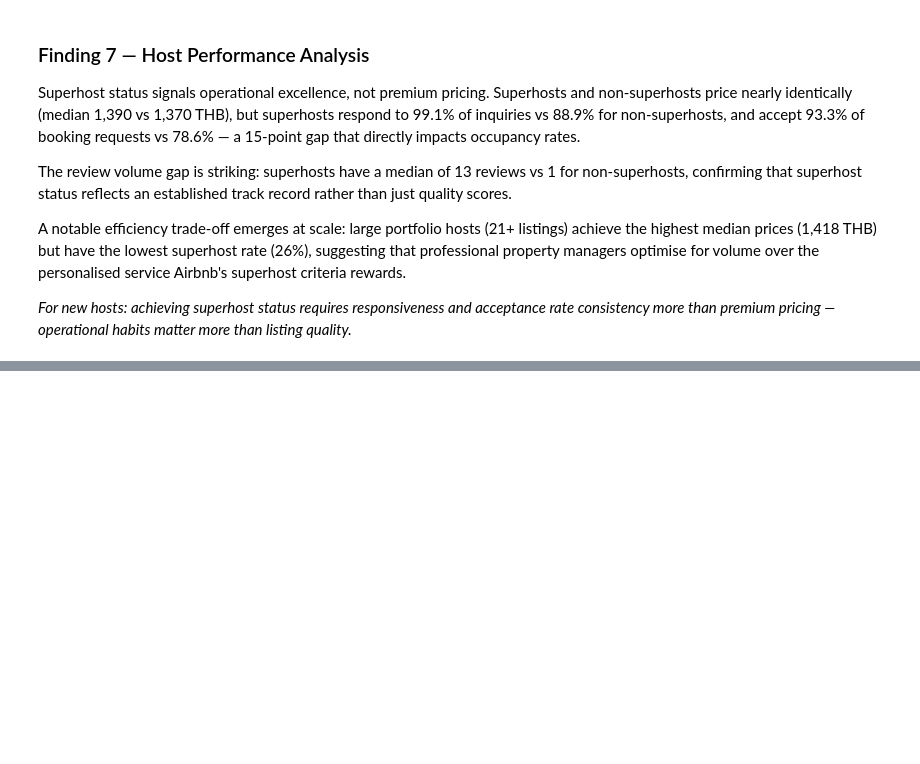
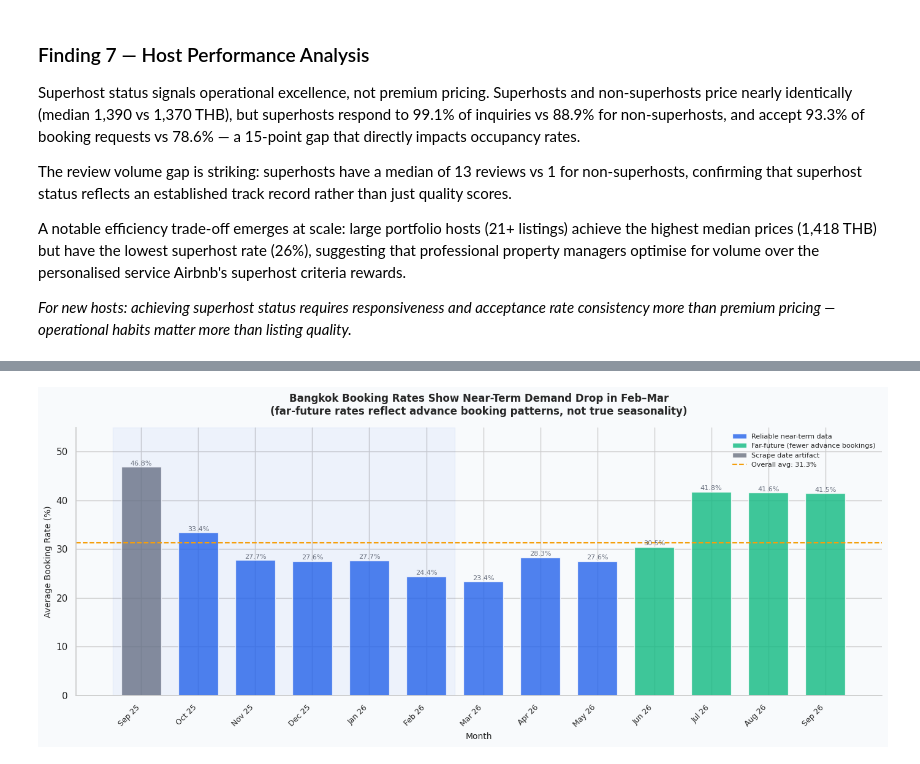
Before and after one commit to taghoutii/airbnb-eda, a Jupyter notebook: notebooks/01_eda.ipynb, the cells around one changed output, grey strips where cells are left out. Drawn from its saved outputs; the diff is of its cells as text; code cells hidden in the pictures; blank space fills up the shorter version.

Commit message:
Section 5: room type availability and seasonality analysis

```diff
--- a/notebooks/01_eda.ipynb
+++ b/notebooks/01_eda.ipynb
@@ -1339,0 +1442,20 @@ consistency more than premium pricing — operational habits matter more than li
+# %%
+# Drop first 2 anomalous days and future dates beyond data quality
+daily_clean = daily_stats[daily_stats['total_listings'] == 28806].copy()
+
+# Monthly aggregation for cleaner seasonality view
+monthly_stats = (daily_clean
+    .groupby(['year', 'month', 'month_name'])
+    .agg(
+        avg_booking_rate = ('booking_rate', 'mean'),
+        avg_booked       = ('booked_count', 'mean')
+    )
+    .reset_index()
+    .sort_values(['year', 'month'])
+)
+
+# Create readable x-axis labels
+monthly_stats['period'] = (monthly_stats['month_name'] + ' ' +
+                           monthly_stats['year'].astype(str).str[-2:])
+
+print(monthly_stats[['period', 'avg_booking_rate']].to_string(index=False))
@@ -1339,0 +1477,62 @@ consistency more than premium pricing — operational habits matter more than li
+# %%
+fig, ax = plt.subplots(figsize=(14, 6))
+
+periods = monthly_stats['period']
+rates   = monthly_stats['avg_booking_rate']
+x       = np.arange(len(periods))
+
+# Color bars by reliability — near-term data is more reliable
+# Sep 25 = scrape date artifact, far future = low advance bookings
+bar_colors = []
+for _, row in monthly_stats.iterrows():
+    if row['year'] == 2025 and row['month'] == 9:
+        bar_colors.append(COLORS['neutral'])    # artifact
+    elif row['year'] == 2026 and row['month'] >= 6:
+        bar_colors.append(COLORS['accent'])     # far future — less reliable
+    else:
+        bar_colors.append(COLORS['primary'])    # reliable near-term data
+
+bars = ax.bar(x, rates, color=bar_colors, alpha=0.8, edgecolor='white', width=0.7)
+
+# Annotate each bar
+for bar, val in zip(bars, rates):
+    ax.text(bar.get_x() + bar.get_width() / 2,
+            bar.get_height() + 0.3,
+            f'{val:.1f}%',
+            ha='center', fontsize=8, color=COLORS['neutral'])
+
+# Reference line — overall average
+avg_rate = daily_clean['booking_rate'].mean()
+ax.axhline(avg_rate, color=COLORS['secondary'], linewidth=1.5,
+           linestyle='--', label=f'Overall avg: {avg_rate:.1f}%')
+
+# Shade the reliable window
+ax.axvspan(-0.5, 5.5, alpha=0.05, color=COLORS['primary'],
+           label='Most reliable data window')
+
+# Legend for bar colors
+from matplotlib.patches import Patch
+legend_elements = [
+    Patch(facecolor=COLORS['primary'],   alpha=0.8, label='Reliable near-term data'),
+    Patch(facecolor=COLORS['accent'],    alpha=0.8, label='Far-future (fewer advance bookings)'),
+    Patch(facecolor=COLORS['neutral'],   alpha=0.8, label='Scrape date artifact'),
+]
+ax.legend(handles=legend_elements + [
+    plt.Line2D([0], [0], color=COLORS['secondary'],
+               linewidth=1.5, linestyle='--',
+               label=f'Overall avg: {avg_rate:.1f}%')
+], frameon=False, fontsize=8)
+
+ax.set_xticks(x)
+ax.set_xticklabels(periods, rotation=45, ha='right', fontsize=9)
+ax.set_title('Bangkok Booking Rates Show Near-Term Demand Drop in Feb–Mar\n'
+             '(far-future rates reflect advance booking patterns, not true seasonality)',
+             fontsize=12, fontweight='bold', pad=15)
+ax.set_xlabel('Month', fontsize=10)
+ax.set_ylabel('Average Booking Rate (%)', fontsize=10)
+ax.set_ylim(0, 55)
+
+plt.tight_layout()
+plt.show()
+# %% [output]
+[figure, added]
```
Also changed, not shown: parts of 9 cells of this notebook.
